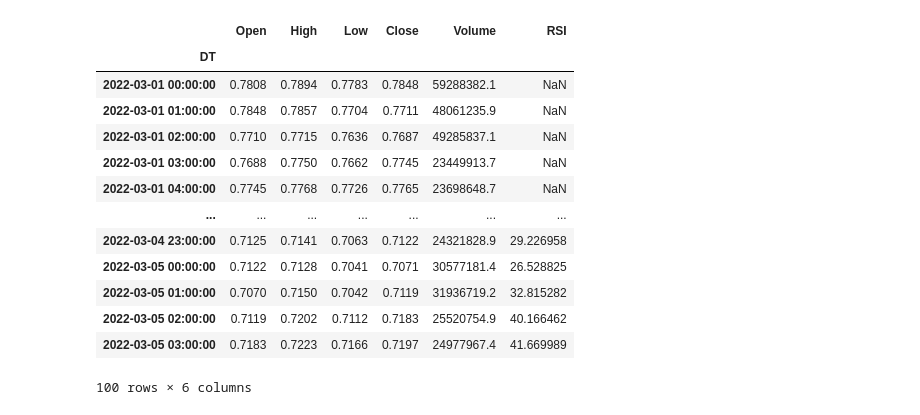
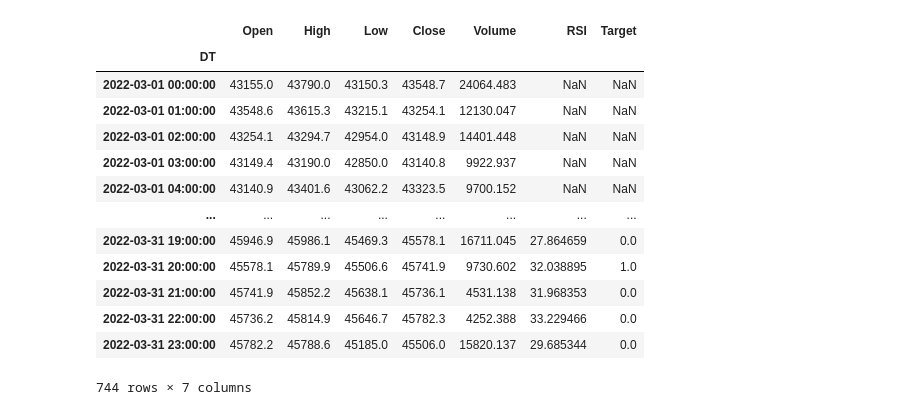
Before and after one commit to zxweed/simple, a Jupyter notebook: examples/binance.RSI.ipynb, the cells around one changed output. Saved outputs shown, nothing was run; the diff lists cells and outputs as text; code cells hidden in the pictures.

```diff
--- a/examples/binance.RSI.ipynb
+++ b/examples/binance.RSI.ipynb
@@ -40,19 +44,24 @@ F
-# %%
-C = F.XRPUSDT.copy()
-C['RSI'] = RSI(F.XRPUSDT.Close)
-C
-# %% [output]
-|  | Open | High | Low | Close | Volume | RSI |
-| DT |  |  |  |  |  |  |
-| 2022-03-01 00:00:00 | 0.7808 | 0.7894 | 0.7783 | 0.7848 | 59288382.1 | NaN |
-| 2022-03-01 01:00:00 | 0.7848 | 0.7857 | 0.7704 | 0.7711 | 48061235.9 | NaN |
-| 2022-03-01 02:00:00 | 0.7710 | 0.7715 | 0.7636 | 0.7687 | 49285837.1 | NaN |
-| 2022-03-01 03:00:00 | 0.7688 | 0.7750 | 0.7662 | 0.7745 | 23449913.7 | NaN |
-| 2022-03-01 04:00:00 | 0.7745 | 0.7768 | 0.7726 | 0.7765 | 23698648.7 | NaN |
-| ... | ... | ... | ... | ... | ... | ... |
-| 2022-03-04 23:00:00 | 0.7125 | 0.7141 | 0.7063 | 0.7122 | 24321828.9 | 29.226958 |
-| 2022-03-05 00:00:00 | 0.7122 | 0.7128 | 0.7041 | 0.7071 | 30577181.4 | 26.528825 |
-| 2022-03-05 01:00:00 | 0.7070 | 0.7150 | 0.7042 | 0.7119 | 31936719.2 | 32.815282 |
-| 2022-03-05 02:00:00 | 0.7119 | 0.7202 | 0.7112 | 0.7183 | 25520754.9 | 40.166462 |
-| 2022-03-05 03:00:00 | 0.7183 | 0.7223 | 0.7166 | 0.7197 | 24977967.4 | 41.669989 |
-100 rows × 6 columns
+# %%
+C = F.BTCUSDT.copy()
+C['RSI'] = RSI(C.Close, period)
+
+def enterLong(row, threshold):
+    return 1 if row[0] > threshold and row[1] < threshold else 0
+
+C['Target'] = C.RSI.rolling(window=2).apply(partial(enterLong, threshold=threshold)).shift()
+C
+# %% [output]
+|  | Open | High | Low | Close | Volume | RSI | Target |
+| DT |  |  |  |  |  |  |  |
+| 2022-03-01 00:00:00 | 43155.0 | 43790.0 | 43150.3 | 43548.7 | 24064.483 | NaN | NaN |
+| 2022-03-01 01:00:00 | 43548.6 | 43615.3 | 43215.1 | 43254.1 | 12130.047 | NaN | NaN |
+| 2022-03-01 02:00:00 | 43254.1 | 43294.7 | 42954.0 | 43148.9 | 14401.448 | NaN | NaN |
+| 2022-03-01 03:00:00 | 43149.4 | 43190.0 | 42850.0 | 43140.8 | 9922.937 | NaN | NaN |
+| 2022-03-01 04:00:00 | 43140.9 | 43401.6 | 43062.2 | 43323.5 | 9700.152 | NaN | NaN |
+| ... | ... | ... | ... | ... | ... | ... | ... |
+| 2022-03-31 19:00:00 | 45946.9 | 45986.1 | 45469.3 | 45578.1 | 16711.045 | 27.864659 | 0.0 |
+| 2022-03-31 20:00:00 | 45578.1 | 45789.9 | 45506.6 | 45741.9 | 9730.602 | 32.038895 | 1.0 |
+| 2022-03-31 21:00:00 | 45741.9 | 45852.2 | 45638.1 | 45736.1 | 4531.138 | 31.968353 | 0.0 |
+| 2022-03-31 22:00:00 | 45736.2 | 45814.9 | 45646.7 | 45782.3 | 4252.388 | 33.229466 | 0.0 |
+| 2022-03-31 23:00:00 | 45782.2 | 45788.6 | 45185.0 | 45506.0 | 15820.137 | 29.685344 | 0.0 |
+744 rows × 7 columns
```
Also changed, not shown: parts of 17 cells of this notebook.
